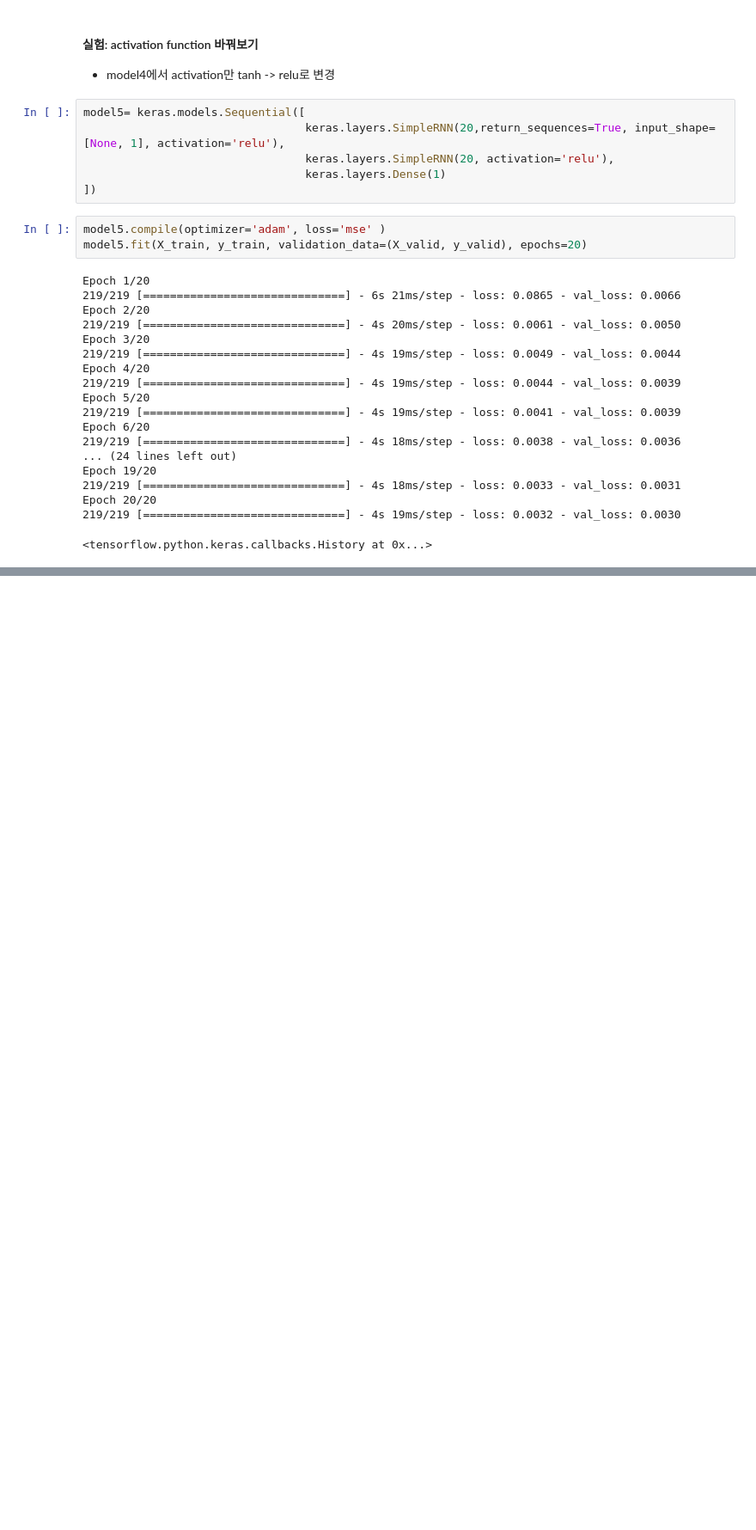
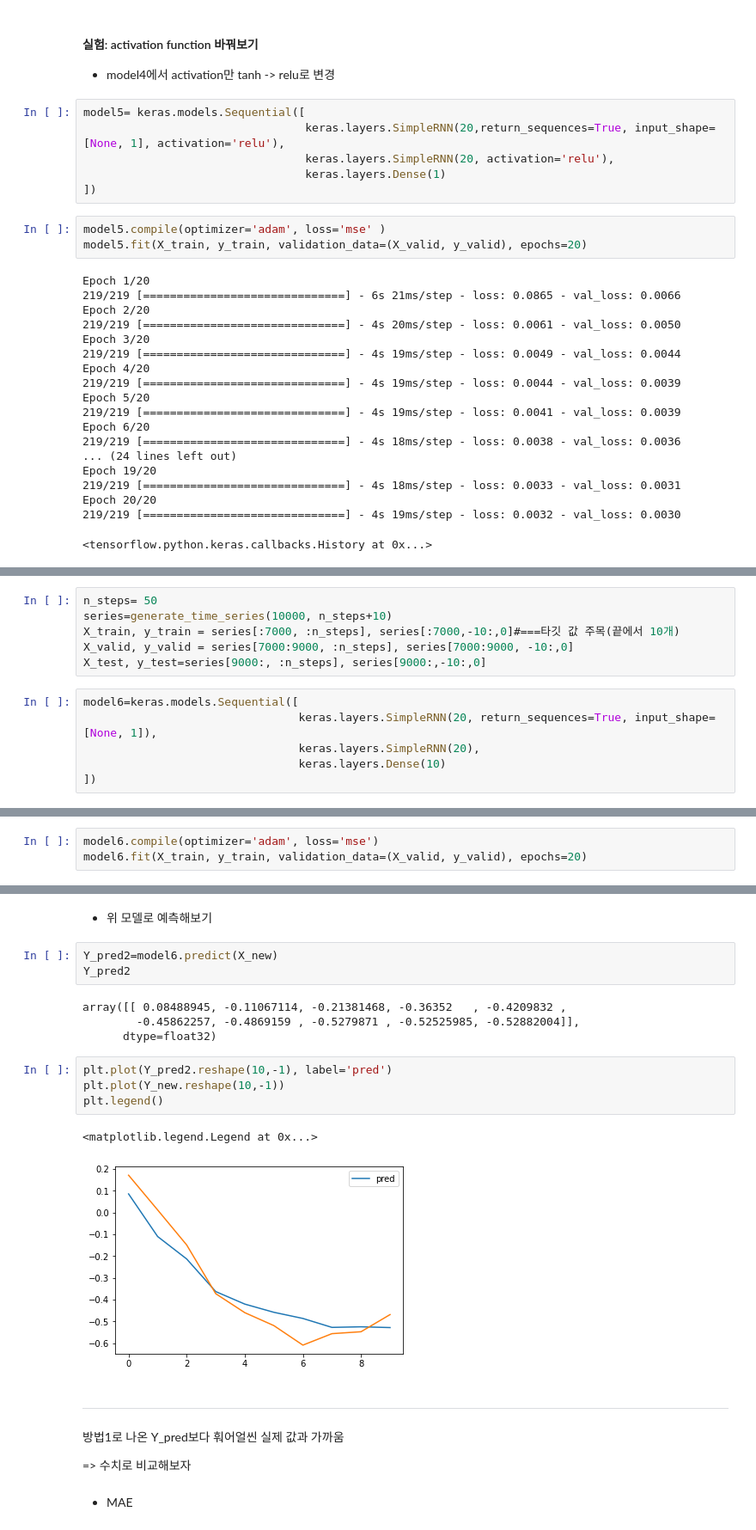
Before and after one commit to PingPingE/Learn_ML_DL, a Jupyter notebook: Practice/Hands_On_ML/ch15.ipynb, the cells around one changed output, grey strips where cells are left out. Shown at 86% size. Saved outputs shown, nothing was run; the diff lists cells and outputs as text; blank space fills up the shorter version.

```diff
--- a/Practice/Hands_On_ML/ch15.ipynb
+++ b/Practice/Hands_On_ML/ch15.ipynb
@@ -338,0 +424,12 @@ Epoch 20/20
+# %%
+n_steps= 50
+series=generate_time_series(10000, n_steps+10)
+X_train, y_train = series[:7000, :n_steps], series[:7000,-10:,0]#===타깃 값 주목(끝에서 10개)
+X_valid, y_valid = series[7000:9000, :n_steps], series[7000:9000, -10:,0]
+X_test, y_test=series[9000:, :n_steps], series[9000:,-10:,0]
+# %%
+model6=keras.models.Sequential([
+                                keras.layers.SimpleRNN(20, return_sequences=True, input_shape=[None, 1]),
+                                keras.layers.SimpleRNN(20),
+                                keras.layers.Dense(10)
+])
@@ -338,0 +453,3 @@ Epoch 20/20
+# %%
+model6.compile(optimizer='adam', loss='mse')
+model6.fit(X_train, y_train, validation_data=(X_valid, y_valid), epochs=20)
@@ -338,0 +475,23 @@ Epoch 20/20
+# %% [markdown]
+- 위 모델로 예측해보기
+# %%
+Y_pred2=model6.predict(X_new)
+Y_pred2
+# %% [output]
+array([[ 0.08488945, -0.11067114, -0.21381468, -0.36352   , -0.4209832 ,
+        -0.45862257, -0.4869159 , -0.5279871 , -0.52525985, -0.52882004]],
+      dtype=float32)
+# %%
+plt.plot(Y_pred2.reshape(10,-1), label='pred')
+plt.plot(Y_new.reshape(10,-1))
+plt.legend()
+# %% [output]
+<matplotlib.legend.Legend at 0x...>
+[figure, added]
+# %% [markdown]
+---------
+방법1로 나온 Y_pred보다 훠어얼씬 실제 값과 가까움
+
+=> 수치로 비교해보자
+# %% [markdown]
+- MAE
```
Also changed, not shown: parts of 25 cells of this notebook.
